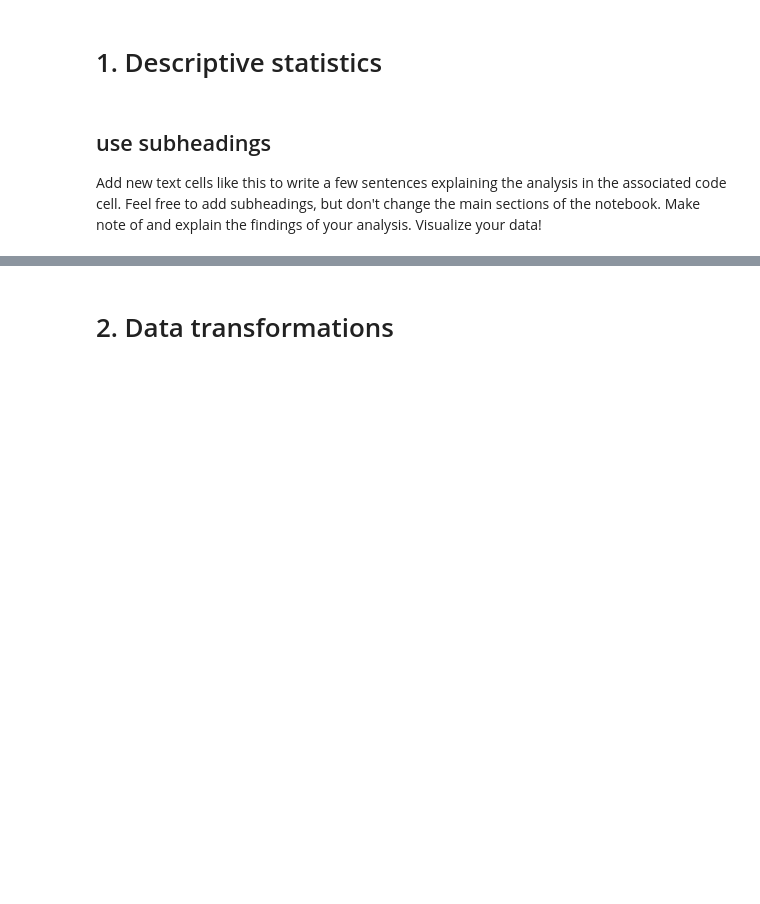
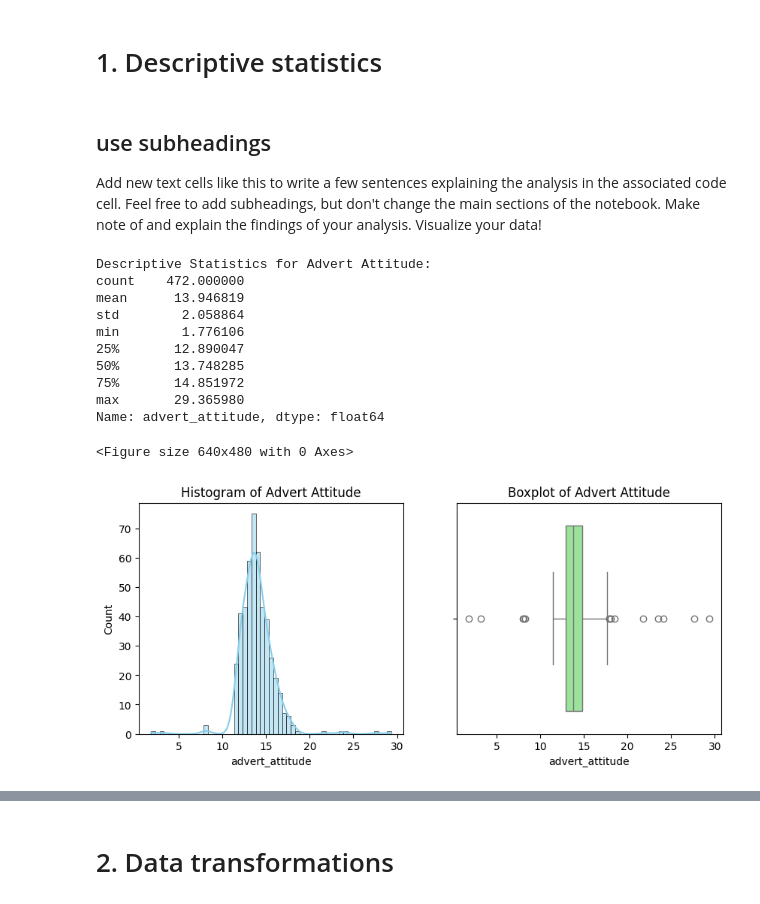
Before and after one commit to cca-cce/osm-comm, a Jupyter notebook: jnb/skoc62_labs.ipynb, the cells around one changed output, grey strips where cells are left out. Drawn from its saved outputs; the diff is of its cells as text; code cells hidden in the pictures; blank space fills up the shorter version.

```diff
--- a/jnb/skoc62_labs.ipynb
+++ b/jnb/skoc62_labs.ipynb
@@ -45,0 +57,30 @@ Add new text cells like this to write a few sentences explaining the analysis in
+# %%
+# code cell 1.1, keep this comment, edit content but do not add more code cells
+import matplotlib.pyplot as plt
+import seaborn as sns
+
+# Descriptive Statistics
+print("Descriptive Statistics for Advert Attitude:")
+print(df['advert_attitude'].describe())
+
+# Visualization: Histogram and Boxplot
+plt.clf()
+fig, axes = plt.subplots(1, 2, figsize=(10, 4))
+sns.histplot(df['advert_attitude'].dropna(), kde=True, ax=axes[0], color='skyblue')
+axes[0].set_title('Histogram of Advert Attitude')
+sns.boxplot(x=df['advert_attitude'].dropna(), ax=axes[1], color='lightgreen')
+axes[1].set_title('Boxplot of Advert Attitude')
+plt.savefig('advert_attitude_analysis.png')
+# %% [output]
+Descriptive Statistics for Advert Attitude:
+count    472.000000
+mean      13.946819
+std        2.058864
+min        1.776106
+25%       12.890047
+50%       13.748285
+75%       14.851972
+max       29.365980
+Name: advert_attitude, dtype: float64
+<Figure size 640x480 with 0 Axes>
+[figure, added]
```
Also changed, not shown: parts of 9 cells of this notebook.
